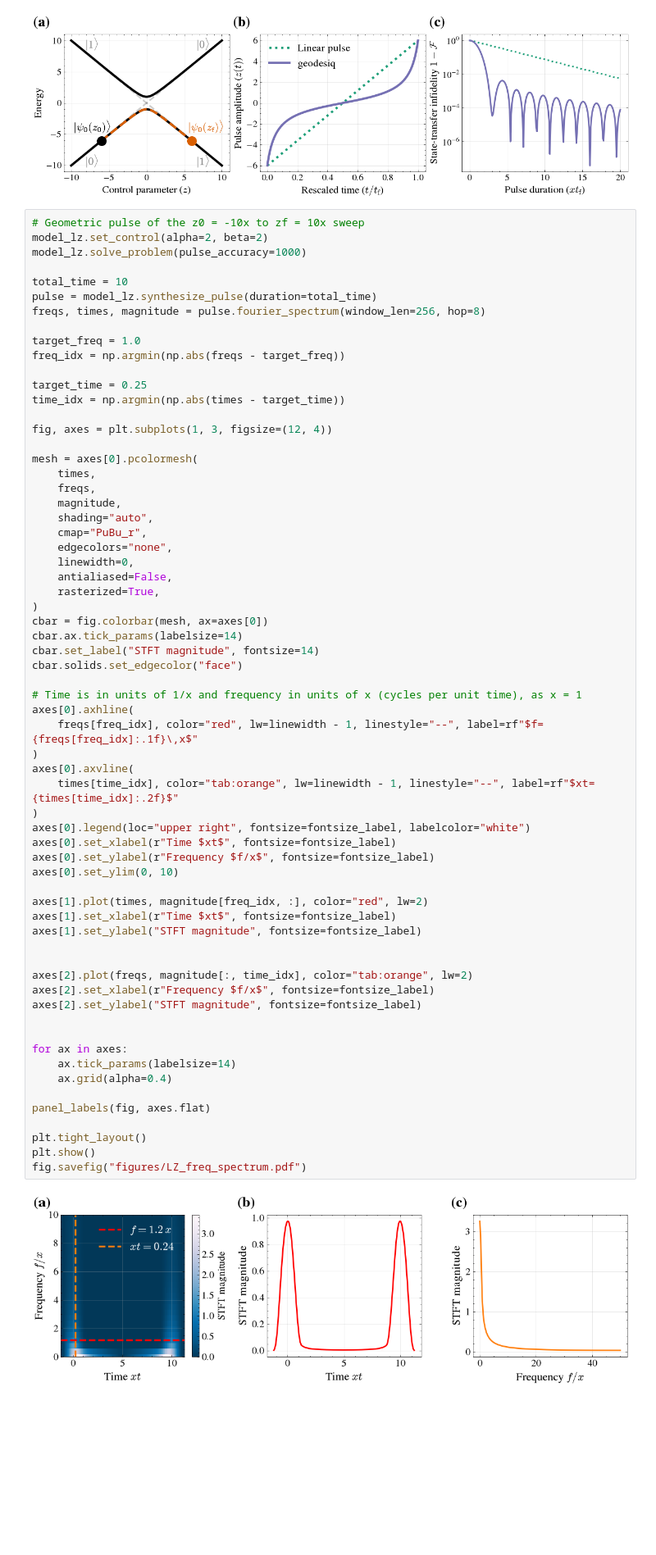
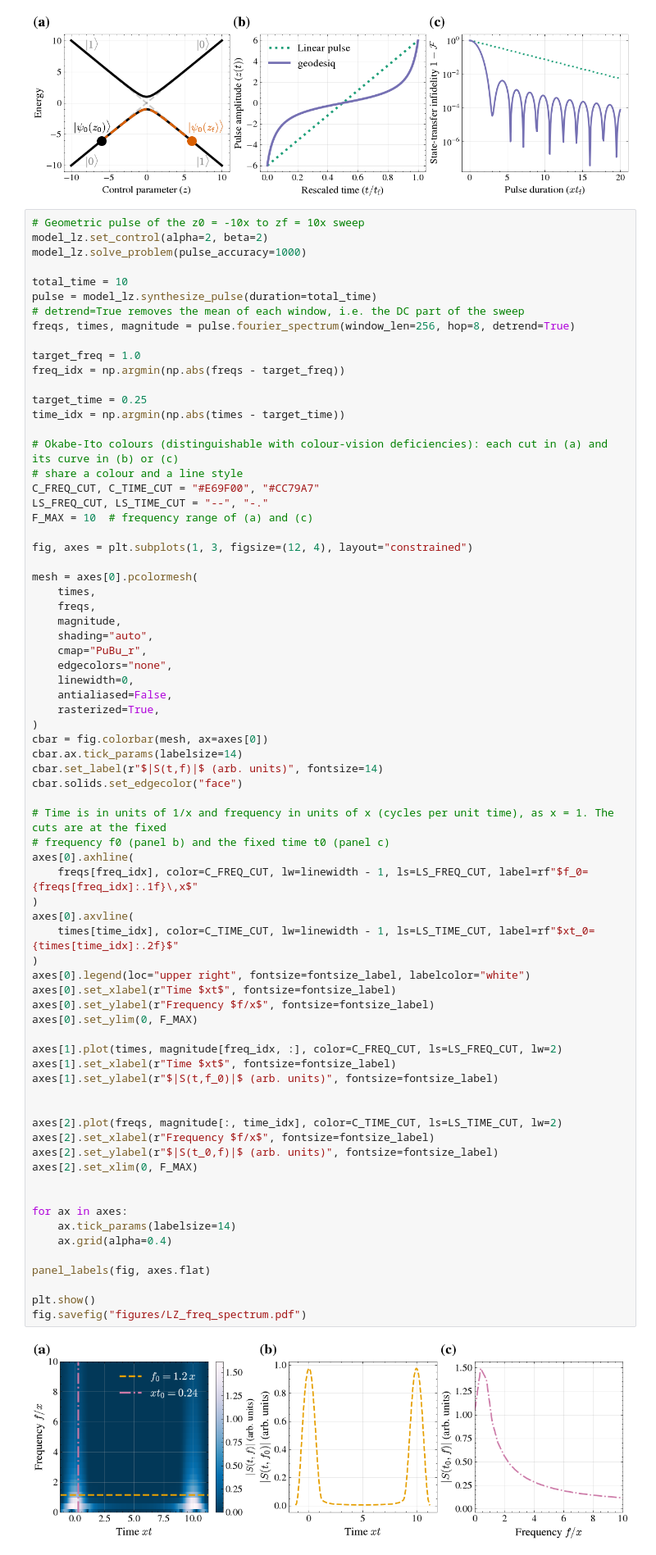
Before and after one commit to geodesiq-control/geodesiq-control, a Jupyter notebook: dev/manuscript_figures.ipynb, the cells around one changed output. Shown at 82% size. Cells and saved outputs as stored; diff of their text form; blank space fills up the shorter version.

Commit message:
Add detrend to fourier_spectrum; remove DC and restyle Fig. 4 (F-23, F-24, F-25)
Co-Authored-By: Claude Opus 5.5 <noreply@anthropic.com>

```diff
--- a/dev/manuscript_figures.ipynb
+++ b/dev/manuscript_figures.ipynb
@@ -205,7 +205,8 @@ model_lz.solve_problem(pulse_accuracy=1000)
 
 total_time = 10
 pulse = model_lz.synthesize_pulse(duration=total_time)
-freqs, times, magnitude = pulse.fourier_spectrum(window_len=256, hop=8)
+# detrend=True removes the mean of each window, i.e. the DC part of the sweep
+freqs, times, magnitude = pulse.fourier_spectrum(window_len=256, hop=8, detrend=True)
 
 target_freq = 1.0
 freq_idx = np.argmin(np.abs(freqs - target_freq))
@@ -213,7 +214,13 @@ freq_idx = np.argmin(np.abs(freqs - target_freq))
 target_time = 0.25
 time_idx = np.argmin(np.abs(times - target_time))
 
-fig, axes = plt.subplots(1, 3, figsize=(12, 4))
+# Okabe-Ito colours (distinguishable with colour-vision deficiencies): each cut in (a) and its curve in (b) or (c)
+# share a colour and a line style
+C_FREQ_CUT, C_TIME_CUT = "#E69F00", "#CC79A7"
+LS_FREQ_CUT, LS_TIME_CUT = "--", "-."
+F_MAX = 10  # frequency range of (a) and (c)
+
+fig, axes = plt.subplots(1, 3, figsize=(12, 4), layout="constrained")
 
 mesh = axes[0].pcolormesh(
     times,
@@ -226,44 +233,45 @@ mesh = axes[0].pcolormesh(
     antialiased=False,
     rasterized=True,
 )
 cbar = fig.colorbar(mesh, ax=axes[0])
 cbar.ax.tick_params(labelsize=14)
-cbar.set_label("STFT magnitude", fontsize=14)
+cbar.set_label(r"$|S(t,f)|$ (arb. units)", fontsize=14)
 cbar.solids.set_edgecolor("face")
 
-# Time is in units of 1/x and frequency in units of x (cycles per unit time), as x = 1
+# Time is in units of 1/x and frequency in units of x (cycles per unit time), as x = 1. The cuts are at the fixed
+# frequency f0 (panel b) and the fixed time t0 (panel c)
 axes[0].axhline(
-    freqs[freq_idx], color="red", lw=linewidth - 1, linestyle="--", label=rf"$f={freqs[freq_idx]:.1f}\,x$"
+    freqs[freq_idx], color=C_FREQ_CUT, lw=linewidth - 1, ls=LS_FREQ_CUT, label=rf"$f_0={freqs[freq_idx]:.1f}\,x$"
 )
 axes[0].axvline(
-    times[time_idx], color="tab:orange", lw=linewidth - 1, linestyle="--", label=rf"$xt={times[time_idx]:.2f}$"
+    times[time_idx], color=C_TIME_CUT, lw=linewidth - 1, ls=LS_TIME_CUT, label=rf"$xt_0={times[time_idx]:.2f}$"
 )
 axes[0].legend(loc="upper right", fontsize=fontsize_label, labelcolor="white")
 axes[0].set_xlabel(r"Time $xt$", fontsize=fontsize_label)
 axes[0].set_ylabel(r"Frequency $f/x$", fontsize=fontsize_label)
-axes[0].set_ylim(0, 10)
+axes[0].set_ylim(0, F_MAX)
 
-axes[1].plot(times, magnitude[freq_idx, :], color="red", lw=2)
+axes[1].plot(times, magnitude[freq_idx, :], color=C_FREQ_CUT, ls=LS_FREQ_CUT, lw=2)
 axes[1].set_xlabel(r"Time $xt$", fontsize=fontsize_label)
-axes[1].set_ylabel("STFT magnitude", fontsize=fontsize_label)
+axes[1].set_ylabel(r"$|S(t,f_0)|$ (arb. units)", fontsize=fontsize_label)
 
 
-axes[2].plot(freqs, magnitude[:, time_idx], color="tab:orange", lw=2)
+axes[2].plot(freqs, magnitude[:, time_idx], color=C_TIME_CUT, ls=LS_TIME_CUT, lw=2)
 axes[2].set_xlabel(r"Frequency $f/x$", fontsize=fontsize_label)
-axes[2].set_ylabel("STFT magnitude", fontsize=fontsize_label)
+axes[2].set_ylabel(r"$|S(t_0,f)|$ (arb. units)", fontsize=fontsize_label)
+axes[2].set_xlim(0, F_MAX)
 
 
 for ax in axes:
     ax.tick_params(labelsize=14)
     ax.grid(alpha=0.4)
 
 panel_labels(fig, axes.flat)
 
-plt.tight_layout()
 plt.show()
 fig.savefig("figures/LZ_freq_spectrum.pdf")
 # %% [output]
-[figure, old version]
+[figure, new version]
 # %%
 fig, ax = plt.subplots(figsize=(6, 5))
 
```
Also changed, not shown: 4 other files.
